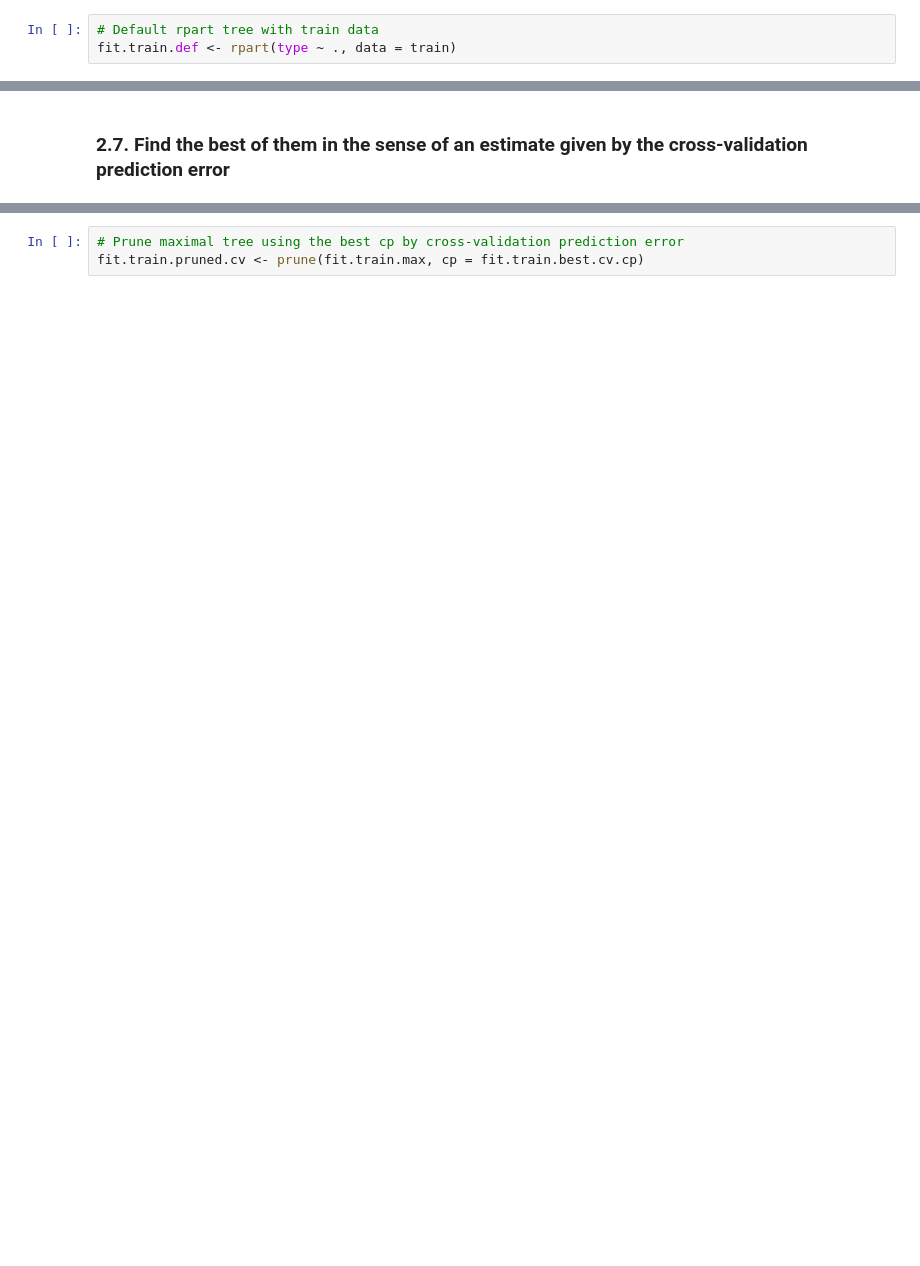
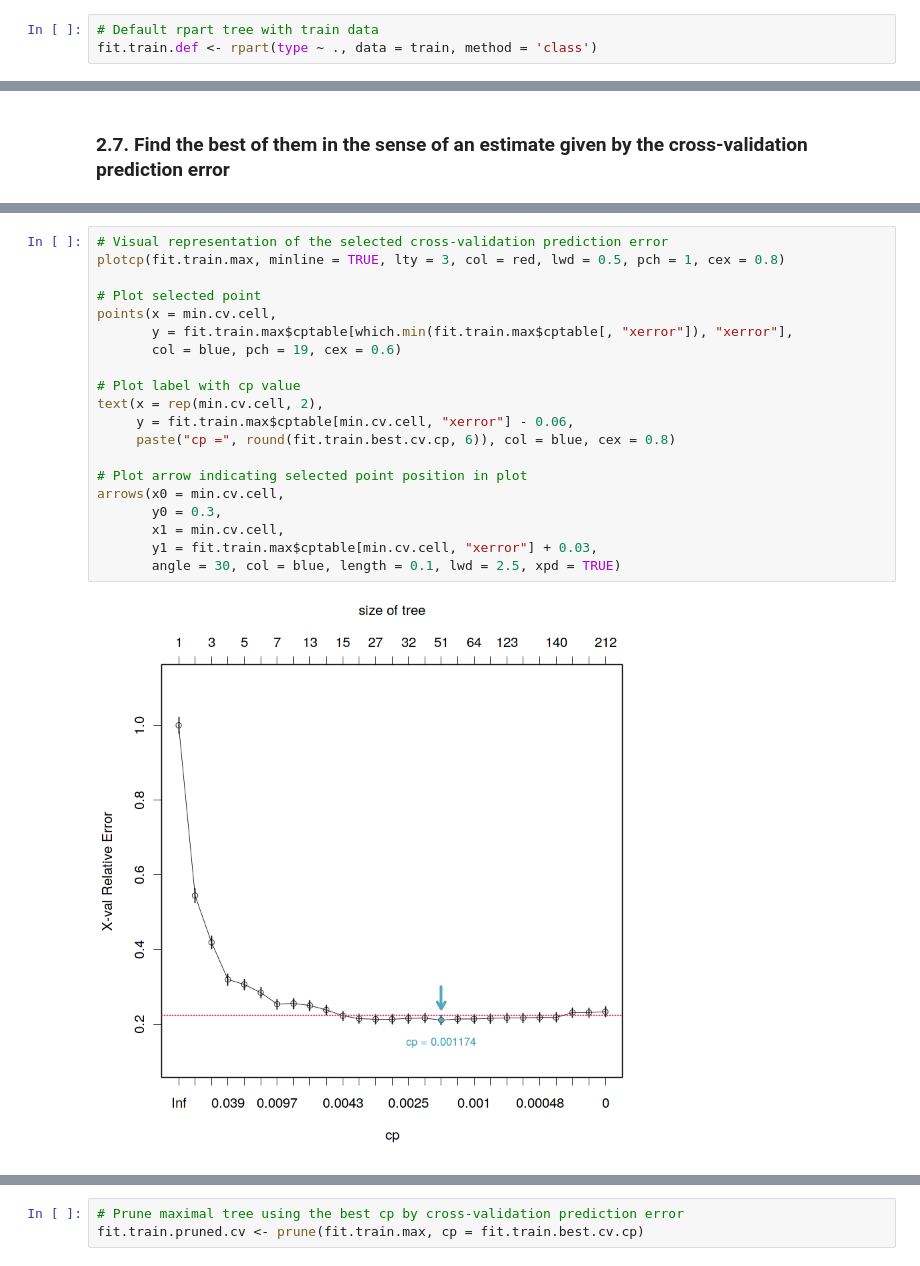
Before and after one commit to guzmanlopez/ACRRF_course, a Jupyter notebook: trabajo-final.ipynb, the cells around one changed output, grey strips where cells are left out. Cells and saved outputs as stored; diff of their text form; blank space fills up the shorter version.

```diff
--- a/trabajo-final.ipynb
+++ b/trabajo-final.ipynb
@@ -199,7 +199,7 @@ library(rpart)
 ### 2.2. Compute the default tree provided by **rpart**
 # %%
 # Default rpart tree with train data
-fit.train.def <- rpart(type ~ ., data = train)
+fit.train.def <- rpart(type ~ ., data = train, method = 'class')
 # %% [markdown]
 > Plot the default tree using the library [**rpart.plot**](http://www.milbo.org/rpart-plot/prp.pdf) for better tree visualization.
 # %%
@@ -382 +410,23 @@ plotcp(fit.train.max, minline = TRUE, lty = 3, col = red, lwd = 0.5, pch = 19, c
+# %%
+# Visual representation of the selected cross-validation prediction error
+plotcp(fit.train.max, minline = TRUE, lty = 3, col = red, lwd = 0.5, pch = 1, cex = 0.8)
+
+# Plot selected point
+points(x = min.cv.cell,
+       y = fit.train.max$cptable[which.min(fit.train.max$cptable[, "xerror"]), "xerror"],
+       col = blue, pch = 19, cex = 0.6)
+
+# Plot label with cp value
+text(x = rep(min.cv.cell, 2),
+     y = fit.train.max$cptable[min.cv.cell, "xerror"] - 0.06,
+     paste("cp =", round(fit.train.best.cv.cp, 6)), col = blue, cex = 0.8)
+
+# Plot arrow indicating selected point position in plot
+arrows(x0 = min.cv.cell,
+       y0 = 0.3,
+       x1 = min.cv.cell,
+       y1 = fit.train.max$cptable[min.cv.cell, "xerror"] + 0.03,
+       angle = 30, col = blue, length = 0.1, lwd = 2.5, xpd = TRUE)
+# %% [output]
+[figure, added]
 # %% [markdown]
```
Also changed, not shown: parts of 34 cells of this notebook.
